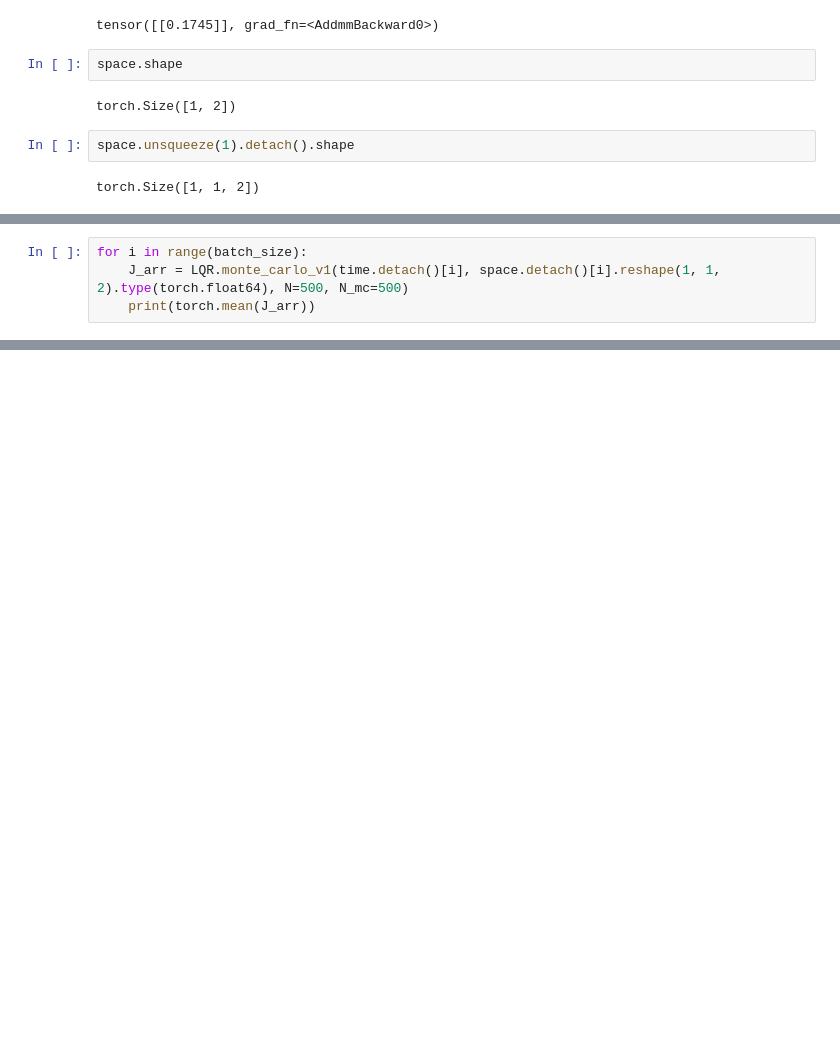
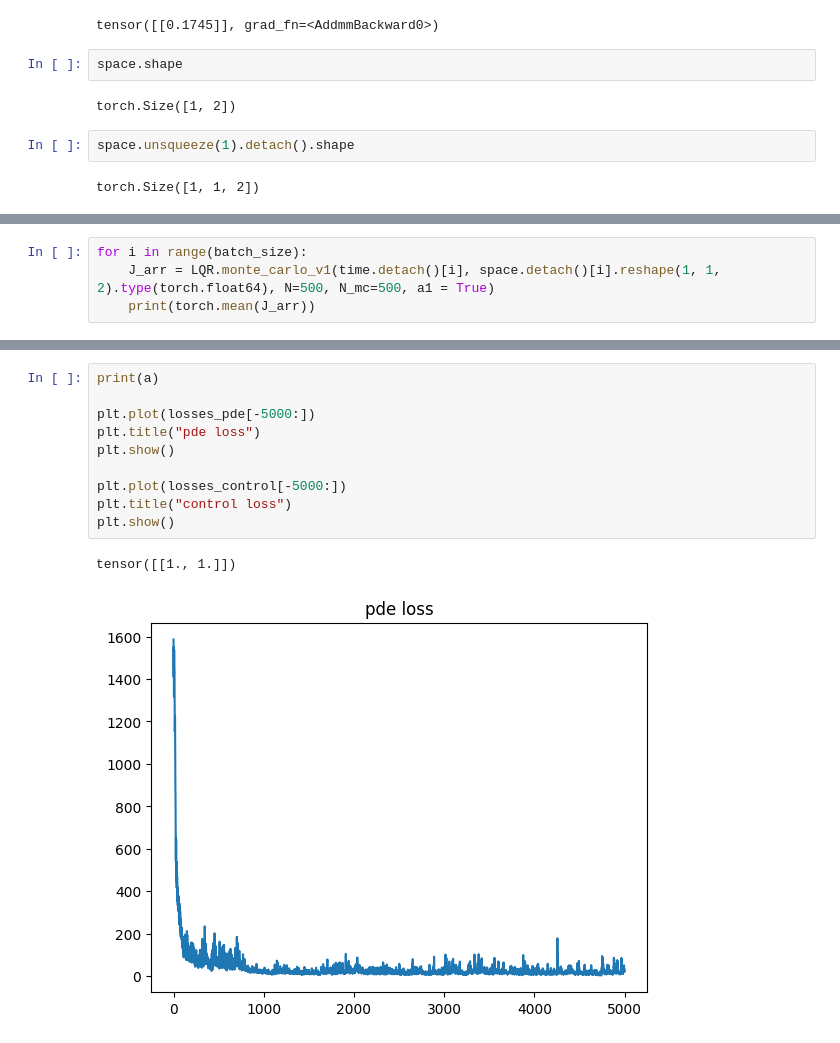
Before and after one commit to axelk99/SCDAA, a Jupyter notebook: Untitled.ipynb, the cells around one changed output, grey strips where cells are left out. Drawn from its saved outputs; the diff is of its cells as text; blank space fills up the shorter version.

```diff
--- a/Untitled.ipynb
+++ b/Untitled.ipynb
@@ -529,5 +554,5 @@ tensor([[208.6425],
 # %%
 for i in range(batch_size):
-    J_arr = LQR.monte_carlo_v1(time.detach()[i], space.detach()[i].reshape(1, 1, 2).type(torch.float64), N=500, N_mc=500)
+    J_arr = LQR.monte_carlo_v1(time.detach()[i], space.detach()[i].reshape(1, 1, 2).type(torch.float64), N=500, N_mc=500, a1 = True)
     print(torch.mean(J_arr))
 # %% [output]
@@ -543,0 +706,13 @@ tensor(2226.4060)
+# %%
+print(a)
+
+plt.plot(losses_pde[-5000:])
+plt.title("pde loss")
+plt.show()
+
+plt.plot(losses_control[-5000:])
+plt.title("control loss")
+plt.show()
+# %% [output]
+tensor([[1., 1.]])
+[figure, added]
```
Also changed, not shown: parts of 12 cells of this notebook, 1 other file.
